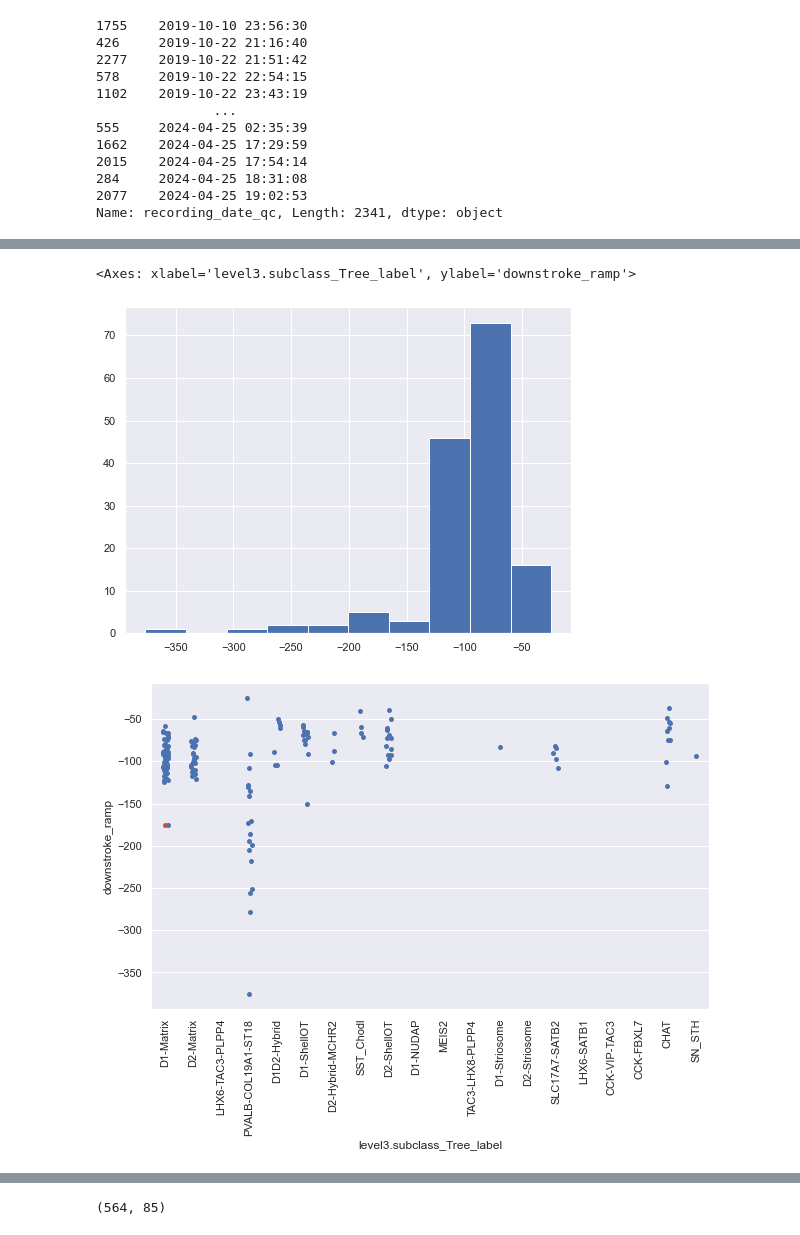
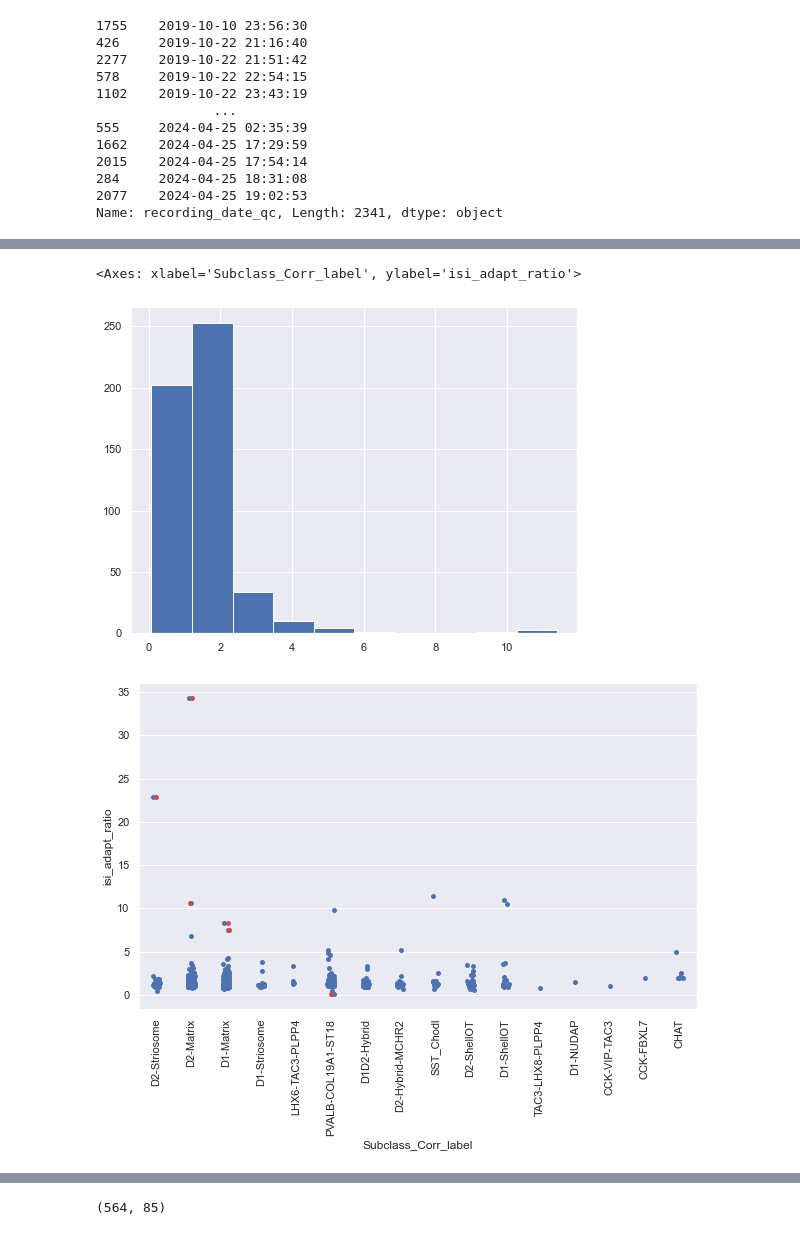
Before and after one commit to xpliu16/celltypes, a Jupyter notebook: NHP_BG_anal/Clean_analysis_ML_BG.ipynb, the cells around one changed output, grey strips where cells are left out. Saved outputs shown, nothing was run; the diff lists cells and outputs as text; code cells hidden in the pictures.

```diff
--- a/NHP_BG_anal/Clean_analysis_ML_BG.ipynb
+++ b/NHP_BG_anal/Clean_analysis_ML_BG.ipynb
@@ -54,7 +54,7 @@ df_ephys['recording_date_qc'].sort_values()
 2077    2024-04-25 19:02:53
 Name: recording_date_qc, Length: 2341, dtype: object
 # %%
-df_id = pd.read_csv("custom_report_20240429.csv")
+df_id = pd.read_csv("custom_report_20240610.csv")
 # %%
 print('Cultured: ', sum(df_id['project ']=='qIVSCC-METc'))
 print('Acute: ', sum(df_id['project ']=='qIVSCC-METa'))
@@ -175,7 +156,7 @@ main_subclasses = ['D1-Matrix', 'D2-Matrix', 'D1-Striosome', 'D2-Striosome', 'D1
                    'D1D2-Hybrid', 'D2-Hybrid-MCHR2', 'D1-NUDAP',
                    'SST_Chodl', 'PVALB-COL19A1-ST18', 'CHAT', 'LHX6-TAC3-PLPP4', 'TAC3-LHX8-PLPP4',
                    'CCK-VIP-TAC3', 'CCK-FBXL7']
-df3_filt_sub = df3_filt[[sc in main_subclasses for sc in df3_filt['level3.subclass_Corr_label']]]   # CHANGE BACK TO TREE
+df3_filt_sub = df3_filt[[sc in main_subclasses for sc in df3_filt['Subclass_Corr_label']]]   # CHANGE BACK TO TREE
 df3_filt_sub.reset_index(inplace=True, drop=True)   # Important to reset index for subsequent steps
 df3_filt_sub
 # %% [output]
@@ -202,11 +183,15 @@ print(df3_filt_sub.columns.get_loc('upstroke_downstroke_ratio_ramp'))
 597
 # %%
 #df_ephys_sub = df3_filt_sub.iloc[:,594:686]
+#feat_start_ind = 268
+#feat_end_ind = 362
+#feat_end_nochirp_ind = 353
 feat_start_ind = 597
 feat_end_ind = 691
 feat_end_nochirp_ind = 682
-df_ephys_sub = df3_filt_sub.iloc[:,feat_start_ind:feat_end_nochirp_ind]
+#df_ephys_sub = df3_filt_sub.iloc[:,feat_start_ind:feat_end_nochirp_ind]
 #df_ephys_sub = df3_filt_sub.iloc[:,597:682]   # No chirp features
+df_ephys_sub = df3_filt_sub.iloc[:,feat_start_ind:feat_end_ind]
 print(len(df_ephys_sub.columns))
 df_ephys_sub.columns
 # %% [output]
@@ -266,22 +251,22 @@ for feat in df_ephys_sub.columns:
     df_ephys_trans[feat] = feat_vals
     outlier_temp = np.empty(shape=(0))
     for subclass in main_subclasses:
-        feat_vals_sub = feat_vals[df3_filt_sub['level3.subclass_Tree_label']==subclass]
+        feat_vals_sub = feat_vals[df3_filt_sub['Subclass_Corr_label']==subclass]
         #Q1 = np.nanpercentile(feat_vals_sub, 25)
         #Q3 = np.nanpercentile(feat_vals_sub, 75)
         #IQR = Q3 - Q1
         feat_vals_z = (feat_vals-np.nanmean(feat_vals_sub))/np.nanstd(feat_vals_sub)
 
-        thresh = 3.5
+        thresh = 4
         # Above Upper bound
         upper = thresh
         #upper=Q3+thresh*IQR
-        nz_inds_upper = np.nonzero(np.array(feat_vals_z>upper) & np.array(df3_filt_sub['level3.subclass_Tree_label']==subclass))
+        nz_inds_upper = np.nonzero(np.array(feat_vals_z>upper) & np.array(df3_filt_sub['Subclass_Corr_label']==subclass))
 
         #Below Lower bound
         lower = -thresh
         #lower=Q1-thresh*IQR
-        nz_inds_lower = np.nonzero(np.array(feat_vals_z<lower) & np.array(df3_filt_sub['level3.subclass_Tree_label']==subclass))
+        nz_inds_lower = np.nonzero(np.array(feat_vals_z<lower) & np.array(df3_filt_sub['Subclass_Corr_label']==subclass))
 
         #print('thresh:', thresh)
         print(subclass)
@@ -358,28 +343,33 @@ SST_Chodl
 # %%
 #feat = 'upstroke_downstroke_ratio_short_square'
 #feat = 'total_inductive_phase_chirp'
 #feat = 'phase_peak_chirp'
 #feat = 'threshold_v_short_square'
 #feat = 'width_ramp'
 #feat = 'avg_rate_rheo'
-feat = 'downstroke_ramp'
+#feat = 'downstroke_ramp'
+#feat = 'adapt_hero'
+#feat = 'peak_deltav_5th_adapt_ratio'
+#feat= 'first_isi_inv_rheo'
+#feat = 'peak_ratio_chirp'
+feat = 'isi_adapt_ratio'
 
 #(n, bins, patches) = plt.hist(df_ephys_sub[feat][df_ephys_sub[feat]<0.1], bins = 50)   # Needs log transform
 #min_nonzero = np.nanmin(df_ephys_sub[feat][df_ephys_sub[feat]!=0])
 #feat_vals = np.log(df_ephys_sub[feat]+min_nonzero)
 #plt.hist(feat_vals)
 fig,ax = plt.subplots(figsize=(8, 6))
 plt.hist(df_ephys_sub_no_outliers[feat])
 
 fig,ax = plt.subplots(figsize=(10, 6))
-sns.stripplot(data=df3_filt_sub, x='level3.subclass_Tree_label', y=feat, ax=ax)
+sns.stripplot(data=df3_filt_sub, x='Subclass_Corr_label', y=feat, ax=ax)
 plt.xticks(rotation = 90)
 feat_ind = int(np.nonzero(df_ephys_sub.columns==feat)[0])
 
-sns.stripplot(data=df3_filt_sub.iloc[list(feat_outliers[feat_ind])], x='level3.subclass_Tree_label', y=feat, ax=ax, color='r')
+sns.stripplot(data=df3_filt_sub.iloc[list(feat_outliers[feat_ind])], x='Subclass_Corr_label', y=feat, ax=ax, color='r')
 #plt.yscale("log")
 #plt.xlim([-1,15])
 # %% [output]
-<Axes: xlabel='level3.subclass_Tree_label', ylabel='downstroke_ramp'>
+<Axes: xlabel='Subclass_Corr_label', ylabel='isi_adapt_ratio'>
-[figure, old version]
+[figure, new version]
-[figure, old version]
+[figure, new version]
```
Also changed, not shown: parts of 47 cells of this notebook, 6 other files.
